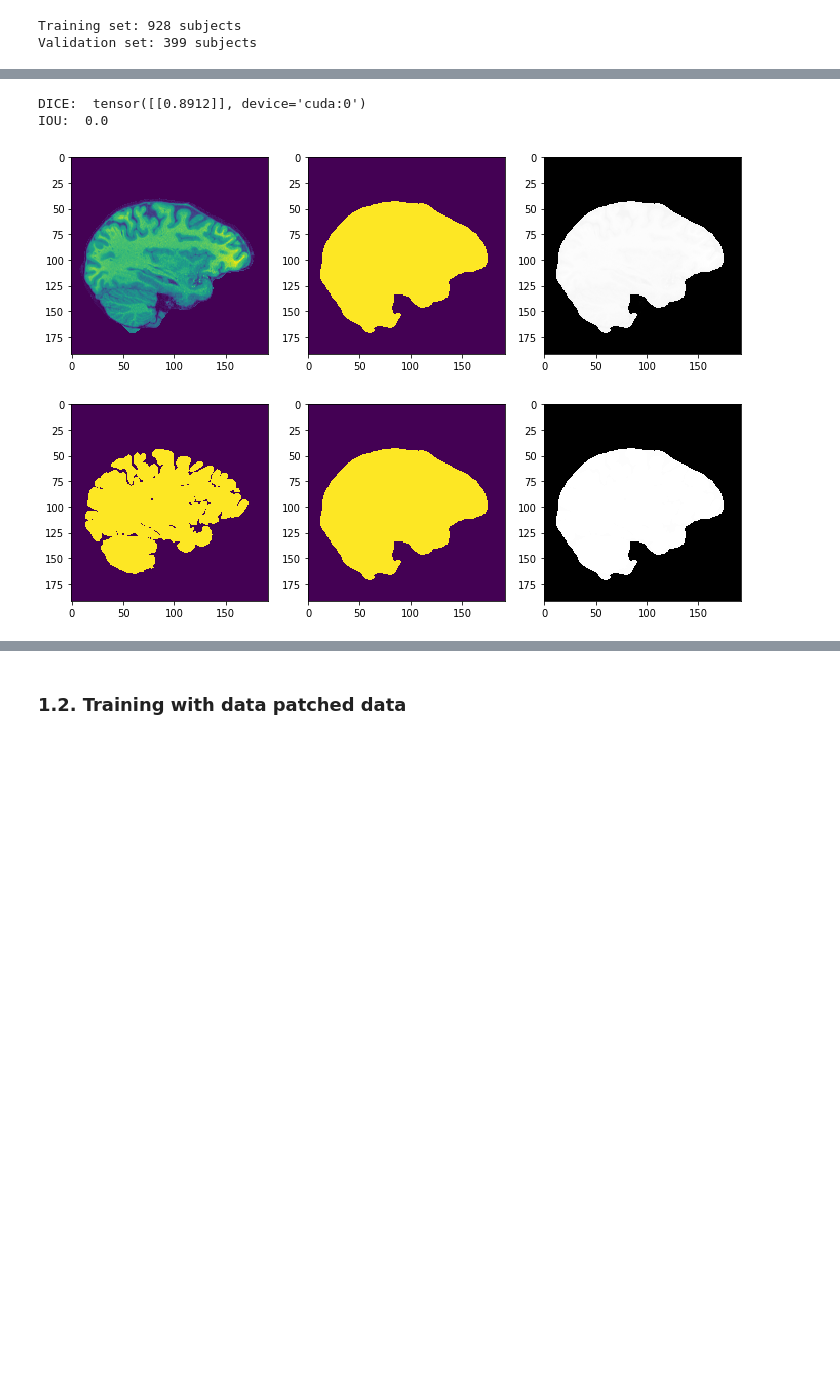
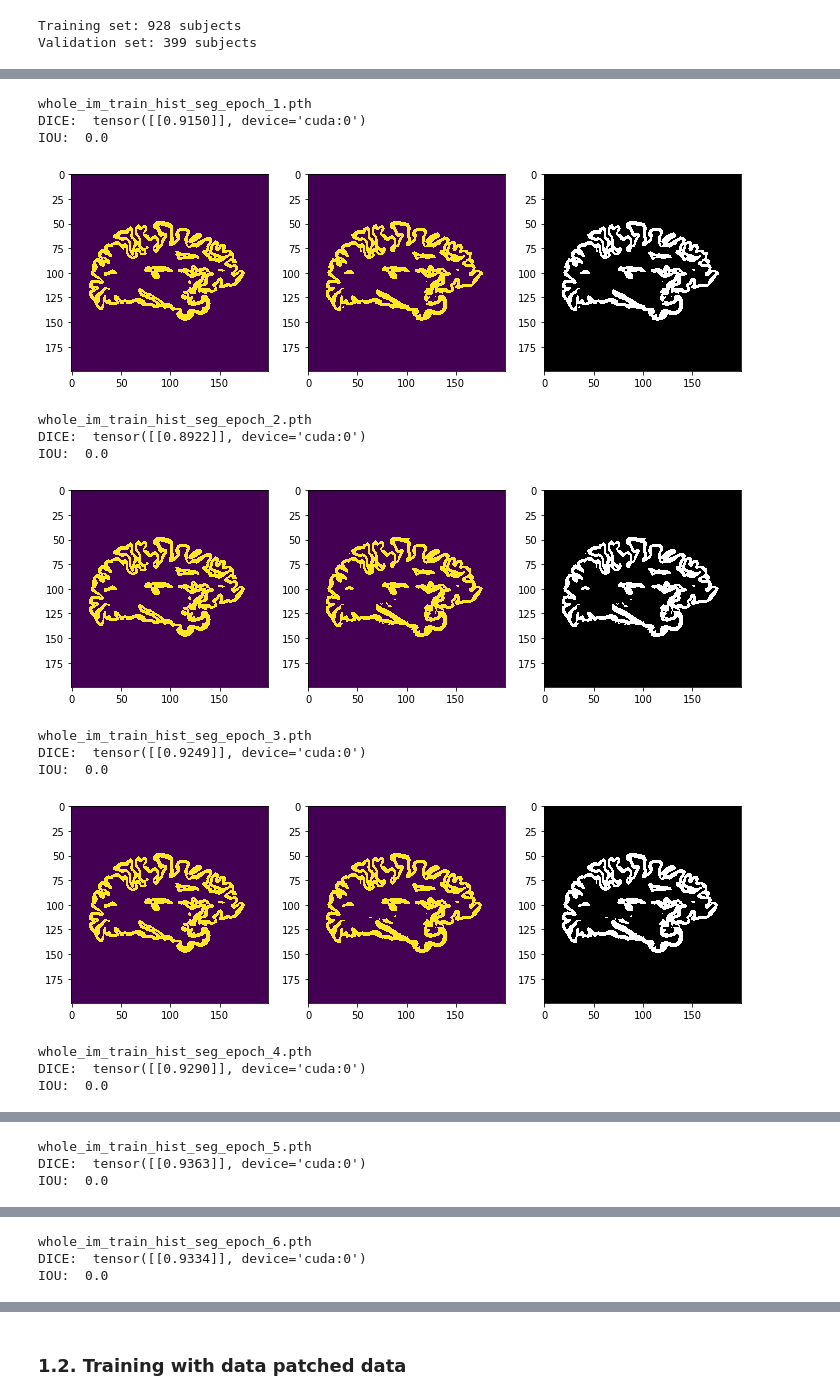
Before and after one commit to kondratevakate/mri-epilepsy-diagnosis, a Jupyter notebook: segmentation/baseline_3d_unet.ipynb, the cells around one changed output, grey strips where cells are left out. Drawn from its saved outputs; the diff is of its cells as text; code cells hidden in the pictures; blank space fills up the shorter version.

```diff
--- a/segmentation/baseline_3d_unet.ipynb
+++ b/segmentation/baseline_3d_unet.ipynb
@@ -124,9 +129,9 @@ cv_splits = list(cv.split(X=np.arange(len(fcd_data)), y=fcd_data.target))
 training_transform = Compose([
 #     RescaleIntensity((0, 1)),  # so that there are no negative values for RandomMotion
 #     RandomMotion(),
-    HistogramStandardization(landmarks_dict={MRI: landmarks}),
+#     HistogramStandardization(landmarks_dict={MRI: landmarks}),
 #     RandomBiasField(),
-    ZNormalization(masking_method=ZNormalization.mean),
+#     ZNormalization(masking_method=ZNormalization.mean),
     CropOrPad((200, 200, 200)),
 #     RandomFlip(axes=(0,)),
 #     OneOf({
@@ -136,8 +141,8 @@ training_transform = Compose([
 ])
 
 validation_transform = Compose([
-    HistogramStandardization(landmarks_dict={MRI: landmarks}),
-    ZNormalization(masking_method=ZNormalization.mean),
+#     HistogramStandardization(landmarks_dict={MRI: landmarks}),
+#     ZNormalization(masking_method=ZNormalization.mean),
     CropOrPad((200, 200, 200)),
 ])
 # %%
@@ -183,17 +180,36 @@ torch.save(model.state_dict(), f'weights/{weights_stem}_epoch_{epoch_idx}.pth')
+# %%
+model, optimizer, scheduler = get_model_and_optimizer(device)
 # %%
-batch = next(iter(validation_loader))
-model.eval()
-inputs, targets = prepare_batch(batch, device)
-with torch.no_grad():
-    logits = forward(model, inputs)
-labels = logits.argmax(dim=CHANNELS_DIMENSION)
-foreground = labels[0].cpu().numpy().astype(np.uint8)
-print('DICE: ', get_dice_score(targets, labels[0]))
-print('IOU: ', get_iou_score(targets.cpu().numpy().astype(np.uint8), foreground))
-plot_predicted(inputs, foreground, 30, title="An image")
-plot_predicted(targets, foreground, 30, title="Segmentation")
+for i in sorted(os.listdir('weights/')):
+    try:
+        model.load_state_dict(torch.load('weights/'+i))
+        batch = next(iter(validation_loader))
+        model.eval()
+        print(i)
+        inputs, targets = prepare_batch(batch, device)
+        with torch.no_grad():
+            logits = forward(model, inputs)
+        labels = logits.argmax(dim=CHANNELS_DIMENSION)
+        foreground = labels[0].cpu().numpy().astype(np.uint8)
+        print('DICE: ', get_dice_score(targets, labels[0]))
+        print('IOU: ', get_iou_score(targets.cpu().numpy().astype(np.uint8), foreground))
+    #     plot_predicted(inputs, foreground, 30, title="An image")
+        plot_predicted(targets, foreground, 30, title="Segmentation")
+    except:
+        pass
 # %% [output]
-DICE:  tensor([[0.8912]], device='cuda:0')
+whole_im_train_hist_seg_epoch_1.pth
+DICE:  tensor([[0.9150]], device='cuda:0')
 IOU:  0.0
-[figure, old version]
+[figure, new version]
+whole_im_train_hist_seg_epoch_2.pth
+DICE:  tensor([[0.8922]], device='cuda:0')
+IOU:  0.0
-[figure, old version]
+[figure, new version]
+whole_im_train_hist_seg_epoch_3.pth
+DICE:  tensor([[0.9249]], device='cuda:0')
+IOU:  0.0
+[figure, added]
+whole_im_train_hist_seg_epoch_4.pth
+DICE:  tensor([[0.9290]], device='cuda:0')
+IOU:  0.0
@@ -199,0 +217,3 @@ IOU:  0.0
+whole_im_train_hist_seg_epoch_5.pth
+DICE:  tensor([[0.9363]], device='cuda:0')
+IOU:  0.0
@@ -199,0 +221,3 @@ IOU:  0.0
+whole_im_train_hist_seg_epoch_6.pth
+DICE:  tensor([[0.9334]], device='cuda:0')
+IOU:  0.0
```
Also changed, not shown: parts of 9 cells of this notebook, 19 other files.
